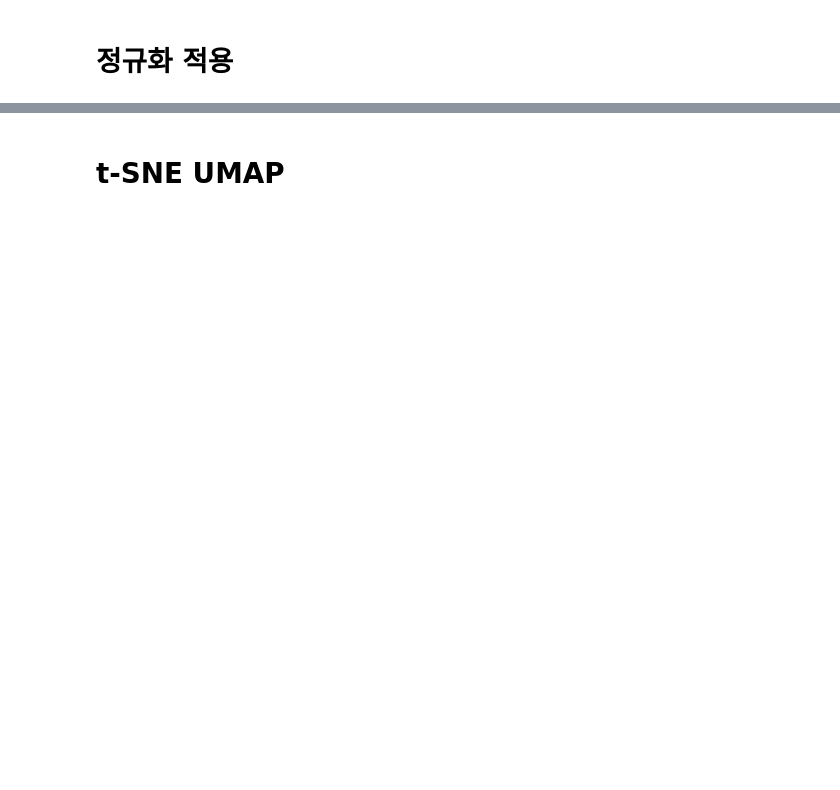
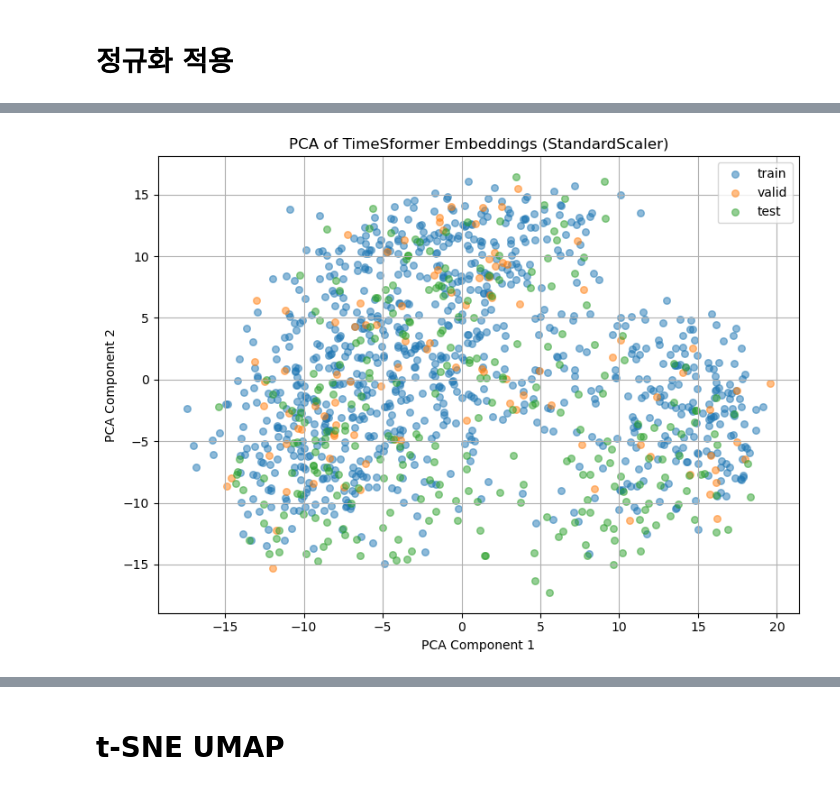
Before and after one commit to drmoon-1st/Jabez, a Jupyter notebook: golf/fusion/PCA_analysis/PCA_analysis.ipynb, the cells around one changed output, grey strips where cells are left out. Saved outputs shown, nothing was run; the diff lists cells and outputs as text; code cells hidden in the pictures; blank space fills up the shorter version.

```diff
--- a/golf/fusion/PCA_analysis/PCA_analysis.ipynb
+++ b/golf/fusion/PCA_analysis/PCA_analysis.ipynb
@@ -230,0 +231,95 @@ plt.show()
+# %%
+# 📌 TimeSformer + ST-GCN 임베딩 결합 (ID 정렬 포함, StandardScaler)
+import numpy as np
+import matplotlib.pyplot as plt
+from sklearn.decomposition import PCA
+from sklearn.preprocessing import StandardScaler
+from pathlib import Path
+
+# ───────────── 설정 ─────────────
+DATA_ROOT = Path(r"D:\Jabez\golf\fusion\embedding_data")
+AGG_METHOD = "flatten"  # "mean", "max", "flatten" 중 선택
+
+# ───────────── 개별 스트림 로드 및 정렬 ─────────────
+def load_and_align_separately(split):
+    X_ts, y, ids_ts = load_split(split, "timesformer")
+    X_st, _, ids_st = load_split(split, "stgcnpp")
+
+    if X_ts is None or X_st is None:
+        return np.empty((0, 0)), np.empty((0, 0)), np.array([])
+
+    X_st = align_by_ids(ids_ts, X_st, ids_st)
+    X_st = reduce_stgcn(X_st)
+
+    if len(X_ts) != len(X_st):
+        print(f"❌ {split} 정렬 실패: TS={len(X_ts)}, ST={len(X_st)})")
+        return np.empty((0, 0)), np.empty((0, 0)), np.array([])
+
+    return X_ts, X_st, y
+
+# ───────────── split 별 로드 ─────────────
+X_ts_tr, X_st_tr, y_tr = load_and_align_separately("train")
+X_ts_va, X_st_va, y_va = load_and_align_separately("valid")
+X_ts_te, X_st_te, y_te = load_and_align_separately("test")
+
+# ───────────── 전체 결합 ─────────────
+X_ts_all = np.vstack([X_ts_tr, X_ts_va, X_ts_te])
+X_st_all = np.vstack([X_st_tr, X_st_va, X_st_te])
+y_all_split = (
+    ["train"] * len(X_ts_tr) +
+    ["valid"] * len(X_ts_va) +
+    ["test"]  * len(X_ts_te)
+)
+y_all_label = np.concatenate([y_tr, y_va, y_te])
+
+# ───────────── 정규화 및 PCA (TS) ─────────────
+scaler_ts = StandardScaler().fit(np.vstack([X_ts_tr, X_ts_va]))
+X_ts_all_scaled = scaler_ts.transform(X_ts_all)
+X_ts_2d = PCA(n_components=2).fit_transform(X_ts_all_scaled)
+
+# ───────────── 정규화 및 PCA (ST-GCN) ─────────────
+scaler_st = StandardScaler().fit(np.vstack([X_st_tr, X_st_va]))
+X_st_all_scaled = scaler_st.transform(X_st_all)
+X_st_2d = PCA(n_components=2).fit_transform(X_st_all_scaled)
+
+# ───────────── 시각화: TimeSformer 기준 (split별) ─────────────
+plt.figure(figsize=(8, 6))
+for label, color in zip(['train', 'valid', 'test'], ['tab:blue', 'tab:orange', 'tab:green']):
+    idx = [i for i, s in enumerate(y_all_split) if s == label]
+    plt.scatter(X_ts_2d[idx, 0], X_ts_2d[idx, 1], label=label, alpha=0.5, s=30, color=color)
+plt.title("PCA of TimeSformer Embeddings (StandardScaler)")
+plt.xlabel("PCA Component 1"); plt.ylabel("PCA Component 2")
+plt.grid(True); plt.legend(); plt.tight_layout()
+plt.show()
+
+# ───────────── 시각화: TimeSformer 기준 (라벨별) ─────────────
+plt.figure(figsize=(8, 6))
+for label, color, name in zip([0, 1], ['tab:red', 'tab:green'], ['false', 'true']):
+    idx = y_all_label == label
+    plt.scatter(X_ts_2d[idx, 0], X_ts_2d[idx, 1], label=name, alpha=0.5, s=30, color=color)
+plt.title("PCA of TimeSformer Embeddings by Label")
+plt.xlabel("PCA Component 1"); plt.ylabel("PCA Component 2")
+plt.grid(True); plt.legend(); plt.tight_layout()
+plt.show()
+
+# ───────────── 시각화: ST-GCN 기준 (split별) ─────────────
+plt.figure(figsize=(8, 6))
+for label, color in zip(['train', 'valid', 'test'], ['tab:blue', 'tab:orange', 'tab:green']):
+    idx = [i for i, s in enumerate(y_all_split) if s == label]
+    plt.scatter(X_st_2d[idx, 0], X_st_2d[idx, 1], label=label, alpha=0.5, s=30, color=color)
+plt.title("PCA of ST-GCN Embeddings (StandardScaler)")
+plt.xlabel("PCA Component 1"); plt.ylabel("PCA Component 2")
+plt.grid(True); plt.legend(); plt.tight_layout()
+plt.show()
+
+# ───────────── 시각화: ST-GCN 기준 (라벨별) ─────────────
+plt.figure(figsize=(8, 6))
+for label, color, name in zip([0, 1], ['tab:red', 'tab:green'], ['false', 'true']):
+    idx = y_all_label == label
+    plt.scatter(X_st_2d[idx, 0], X_st_2d[idx, 1], label=name, alpha=0.5, s=30, color=color)
+plt.title("PCA of ST-GCN Embeddings by Label")
+plt.xlabel("PCA Component 1"); plt.ylabel("PCA Component 2")
+plt.grid(True); plt.legend(); plt.tight_layout()
+plt.show()
+# %% [output]
+[figure, added]
```
Also changed, not shown: parts of 4 cells of this notebook, 59 other files.
